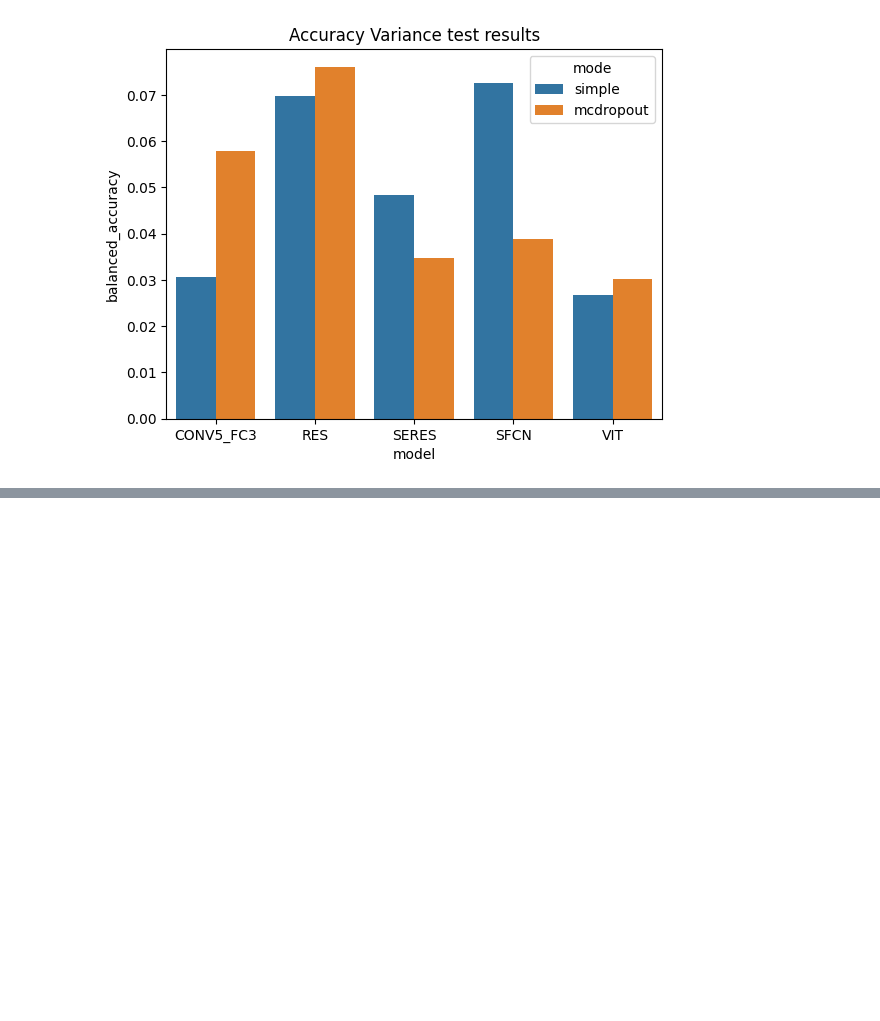
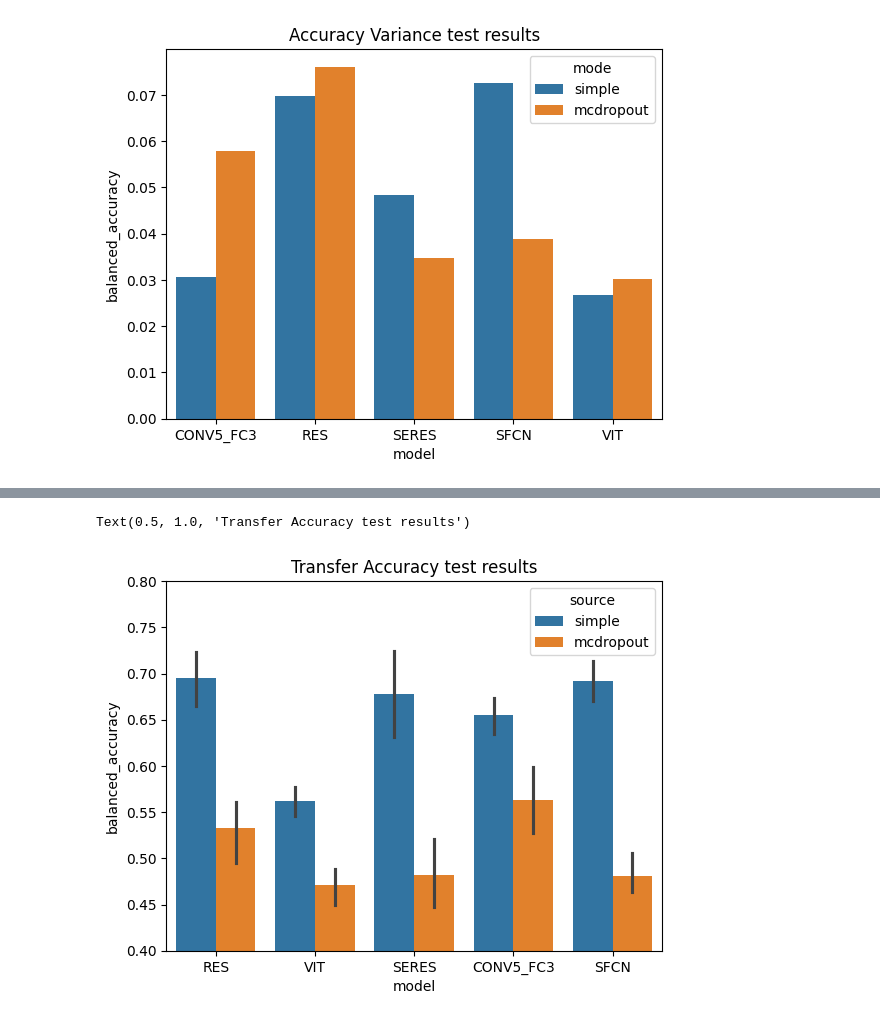
Before and after one commit to chbricout/motiondetector, a Jupyter notebook: notebooks/test_models.ipynb, the cells around one changed output, grey strips where cells are left out. Drawn from its saved outputs; the diff is of its cells as text; code cells hidden in the pictures; blank space fills up the shorter version.

```diff
--- a/notebooks/test_models.ipynb
+++ b/notebooks/test_models.ipynb
@@ -173,0 +166,13 @@ Text(0.5, 1.0, 'Accuracy Variance test results')
+# %%
+full_results = []
+for models_directory in glob.glob(path.join(path_to_test,"transfer", "*")):
+    model, *_ = path.basename(models_directory).split("-")
+
+    results = pd.read_csv(path.join(models_directory, "mrart_recap.csv"))
+    results['model']=model
+    full_results.append(results[['model', 'source','balanced_accuracy','f1_0','f1_1','f1_2']])
+
+full_results =pd.concat(full_results)
+averaged_res = full_results.groupby(["model","source"], as_index=False).agg(['mean', 'std'])
+averaged_res.columns = ['_'.join(col).strip().strip("_") for col in averaged_res.columns.values]
+averaged_res
@@ -173,0 +191,7 @@ Text(0.5, 1.0, 'Accuracy Variance test results')
+# %%
+sb.barplot(full_results.sort_values("balanced_accuracy"), x="model", hue="source", y="balanced_accuracy", hue_order=('simple', 'mcdropout'))
+plt.ylim((0.4,0.8))
+plt.title("Transfer Accuracy test results")
+# %% [output]
+Text(0.5, 1.0, 'Transfer Accuracy test results')
+[figure, added]
```
Also changed, not shown: parts of 6 cells of this notebook, 5 other files.
